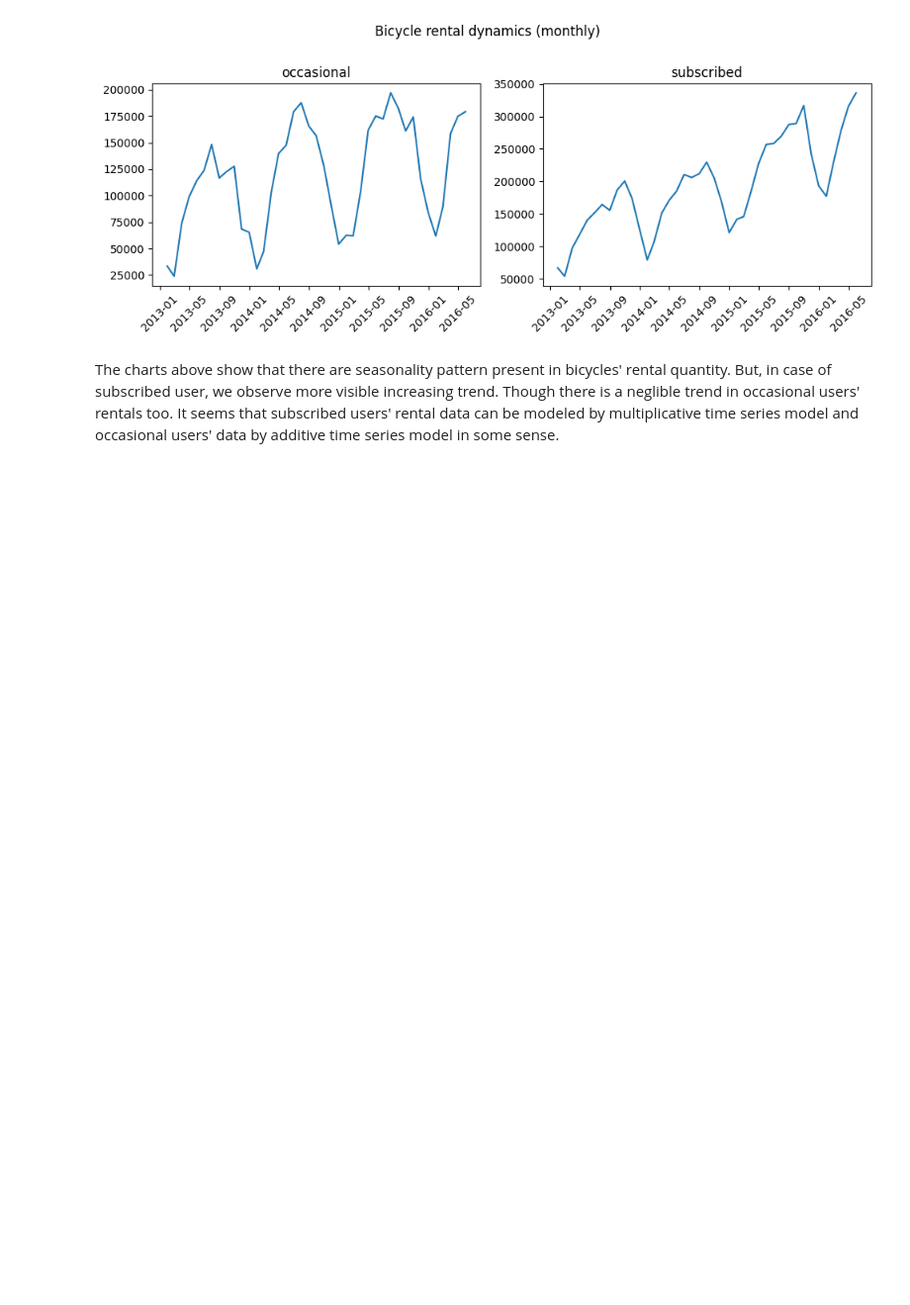
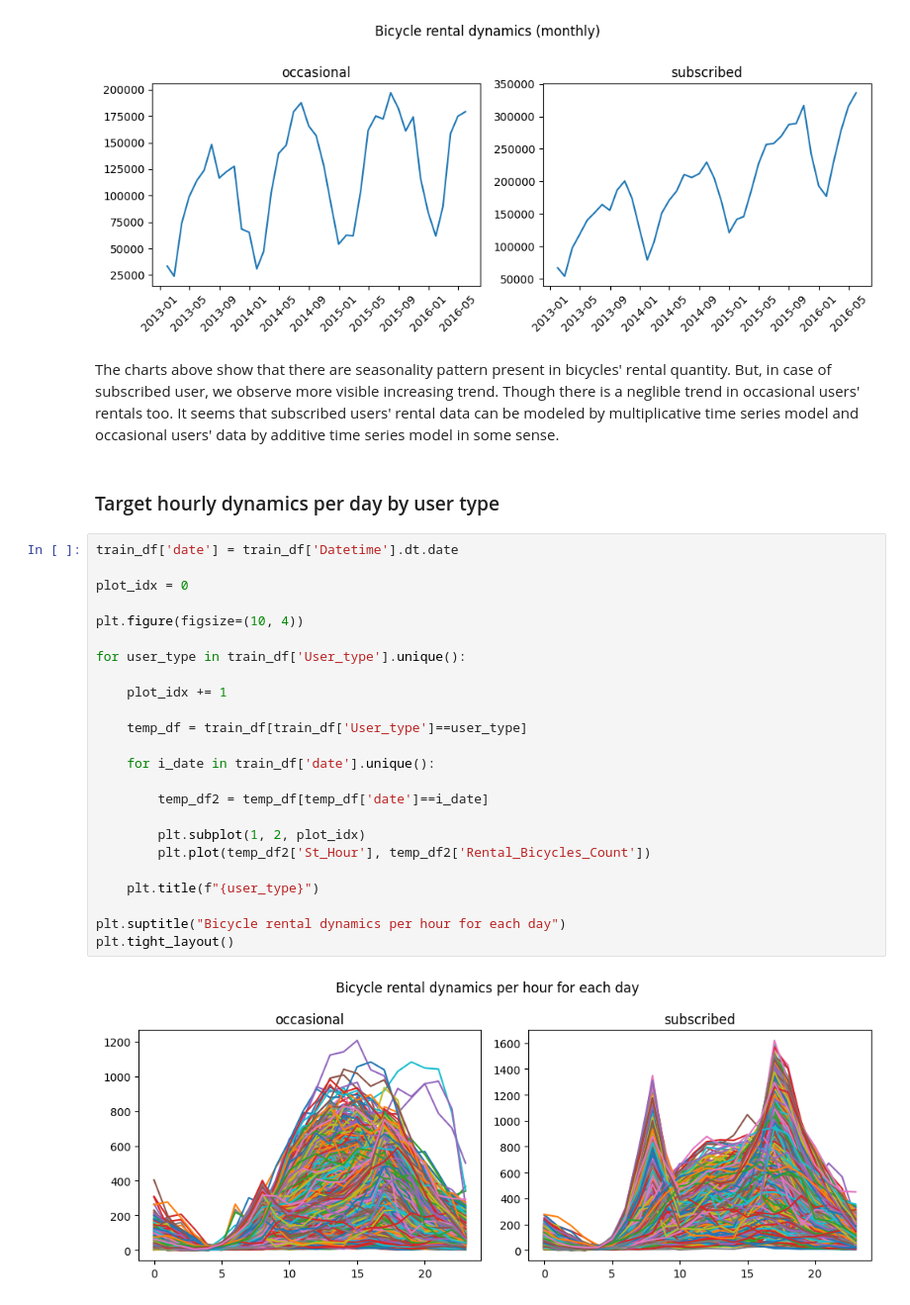
Before and after one commit to VaheC/MH_BicycleDemand_Hackathon, a Jupyter notebook: eda.ipynb, the cells around one changed output. Shown at 99% size. Cells and saved outputs as stored; diff of their text form; blank space fills up the shorter version.

Commit message:
add target dynamics per hour for each day

```diff
--- a/eda.ipynb
+++ b/eda.ipynb
@@ -273,3 +275,31 @@ plt.tight_layout()
 [figure]
 # %% [markdown]
 The charts above show that there are seasonality pattern present in bicycles' rental quantity. But, in case of subscribed user, we observe more visible increasing trend. Though there is a neglible trend in occasional users' rentals too. It seems that subscribed users' rental data can be modeled by multiplicative time series model and occasional users' data by additive time series model in some sense.
+# %% [markdown]
+### Target hourly dynamics per day by user type
+# %%
+train_df['date'] = train_df['Datetime'].dt.date
+
+plot_idx = 0
+
+plt.figure(figsize=(10, 4))
+
+for user_type in train_df['User_type'].unique():
+
+    plot_idx += 1
+
+    temp_df = train_df[train_df['User_type']==user_type]
+
+    for i_date in train_df['date'].unique():
+
+        temp_df2 = temp_df[temp_df['date']==i_date]
+
+        plt.subplot(1, 2, plot_idx)
+        plt.plot(temp_df2['St_Hour'], temp_df2['Rental_Bicycles_Count'])
+
+    plt.title(f"{user_type}")
+
+plt.suptitle("Bicycle rental dynamics per hour for each day")
+plt.tight_layout()
+# %% [output]
+[figure, added]
```
Also changed, not shown: parts of 2 cells of this notebook.
